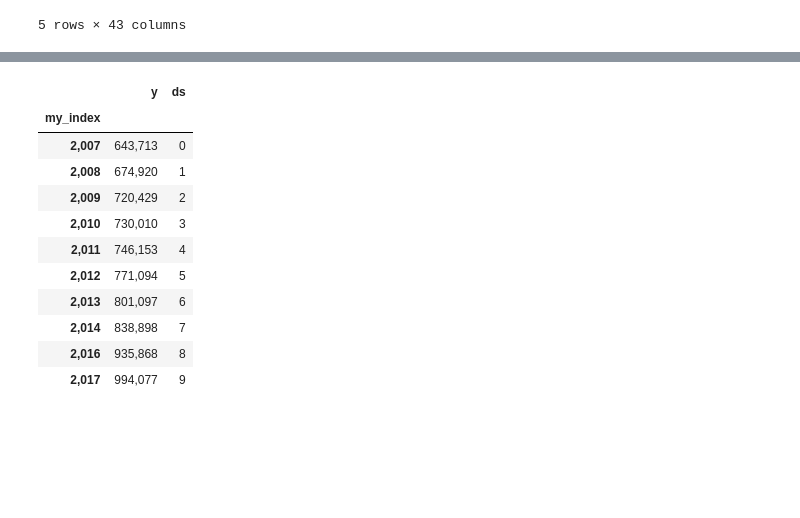
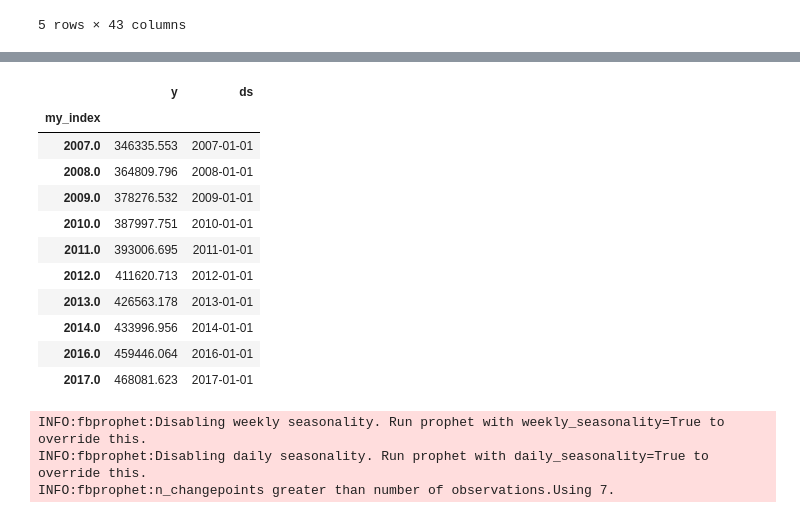
Before and after one commit to EmiliaPaz/EECS731_FinalProject, a Jupyter notebook: notebooks/TimeSeries.ipynb, the cells around one changed output, grey strips where cells are left out. Cells and saved outputs as stored; diff of their text form; code cells hidden in the pictures; blank space fills up the shorter version.

```diff
--- a/notebooks/TimeSeries.ipynb
+++ b/notebooks/TimeSeries.ipynb
@@ -16,3 +16,27 @@ houses.head()
 | 3 | 2009.0 | 0000 0297 BALTIMORE WY0000 | 6499040 | 6499 | 040 | 38 | SRES | ... |
 | 4 | 2010.0 | 0000 1715 SITUS TO BE ASSIGNEDST0000 | 0663054 | 0663 | 054 | 5 | COMM | ... |
 5 rows × 43 columns
+# %%
+from scipy import stats
+
+my_data = houses.loc[houses['Assessor Neighborhood'] == "Bernal Heights" ]
+final = my_data[['Closed Roll Year', 'Assessed Improvement Value', 'Assessed Land Value','Property Location']]
+final.rename(columns={ "Closed Roll Year": "my_index"}, inplace = True)
+
+final['y'] = final['Assessed Improvement Value'] + final['Assessed Land Value']
+# final = np.around(final[['my_index']],decimals= 0)
+final['z'] = np.abs(stats.zscore(final['Assessed Improvement Value']))
+final['z2'] = np.abs(stats.zscore(final['Assessed Land Value']))
+# final[final['Property Location'].replace(final['Property Location'].apply(pd.Series.value_counts)).gt(2).all(1)]
+v = final[['Property Location']]
+
+final = final[v.replace(v.stack().value_counts()).gt(5).all(1)]
+final = final[final.z < 3]
+final = final[final.z2 < 3]
+
+
+
+
+final['y'] = final['Assessed Improvement Value'] + final['Assessed Land Value']
+
+final.sort_values(by=['Property Location'])
@@ -19,34 +62,30 @@ houses.head()
 # %%
-from sklearn import preprocessing
-le = preprocessing.LabelEncoder()
-my_data = houses.loc[houses['Assessor Neighborhood'] == "Lake --The Presidio" ]
-final = my_data[['Closed Roll Year', 'Assessed Improvement Value', 'Assessed Land Value']]
-final.rename(columns={ "Closed Roll Year": "my_index"}, inplace = True)
-
-# final = np.around(final[['my_index']],decimals= 0)
-
-
 final = final.groupby('my_index').mean()
 final['y'] = final['Assessed Improvement Value'] + final['Assessed Land Value']
 final = np.around(final[['y']],decimals= 3)
+
 final['ds'] = final.index
+final["ds"] = final.ds.astype(float)
+final.ds = final.ds.astype(int)
+# final.y = final.y.astype(int)
+
 # final = final.astype(np.float64)
-final['ds'] = le.fit_transform(final['ds'].astype(int))
+# final['ds'] = le.fit_transform(final['ds'].astype(int))
 # final['ds']= pd.to_datetime(final['ds'], format='%Y')
 
-# final['ds'].astype(str).apply(lambda x: pd.to_datetime(x, format='%Y'))
+final['ds'] = final['ds'].astype(str).apply(lambda x: pd.to_datetime(x, format='%Y'))
 
 final
 # %% [output]
 |  | y | ds |
 | my_index |  |  |
-| 2,007 | 643,713 | 0 |
-| 2,008 | 674,920 | 1 |
-| 2,009 | 720,429 | 2 |
-| 2,010 | 730,010 | 3 |
-| 2,011 | 746,153 | 4 |
-| 2,012 | 771,094 | 5 |
-| 2,013 | 801,097 | 6 |
-| 2,014 | 838,898 | 7 |
-| 2,016 | 935,868 | 8 |
-| 2,017 | 994,077 | 9 |
+| 2007.0 | 346335.553 | 2007-01-01 |
+| 2008.0 | 364809.796 | 2008-01-01 |
+| 2009.0 | 378276.532 | 2009-01-01 |
+| 2010.0 | 387997.751 | 2010-01-01 |
+| 2011.0 | 393006.695 | 2011-01-01 |
+| 2012.0 | 411620.713 | 2012-01-01 |
+| 2013.0 | 426563.178 | 2013-01-01 |
+| 2014.0 | 433996.956 | 2014-01-01 |
+| 2016.0 | 459446.064 | 2016-01-01 |
+| 2017.0 | 468081.623 | 2017-01-01 |
@@ -59,0 +92,10 @@ final
+# %%
+m = Prophet( interval_width=0.95, yearly_seasonality=False, changepoint_prior_scale=0.5)
+m.fit(final)
+future = m.make_future_dataframe(periods = 3, freq= 'Y')
+forecast = m.predict(future)
+pd.plotting.register_matplotlib_converters()
+# %% [output]
+INFO:fbprophet:Disabling weekly seasonality. Run prophet with weekly_seasonality=True to override this.
+INFO:fbprophet:Disabling daily seasonality. Run prophet with daily_seasonality=True to override this.
+INFO:fbprophet:n_changepoints greater than number of observations.Using 7.
```
Also changed, not shown: parts of 7 cells of this notebook.
